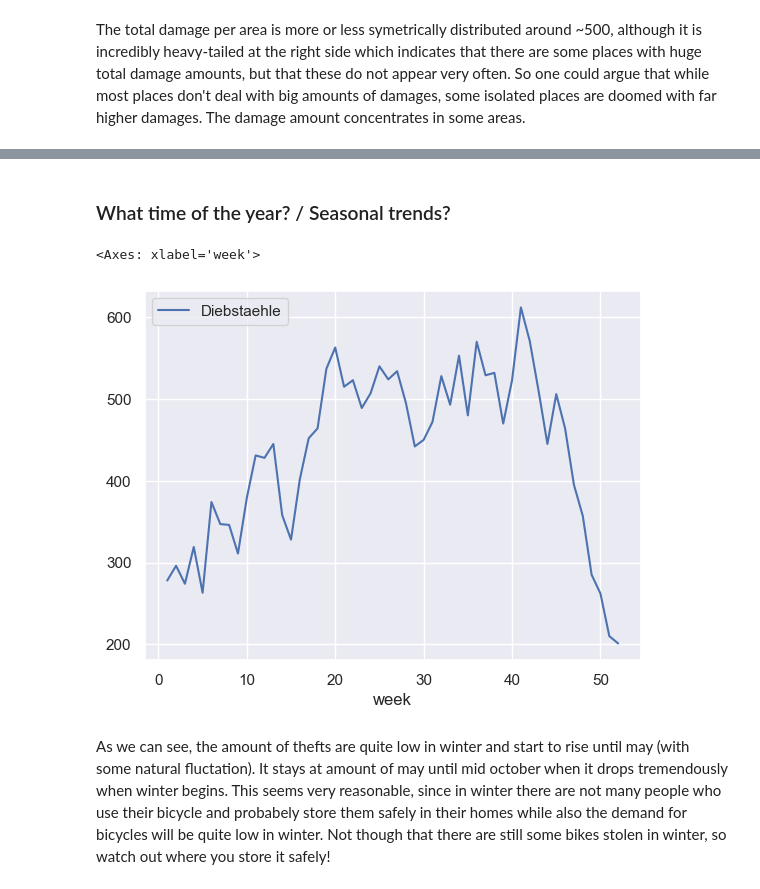
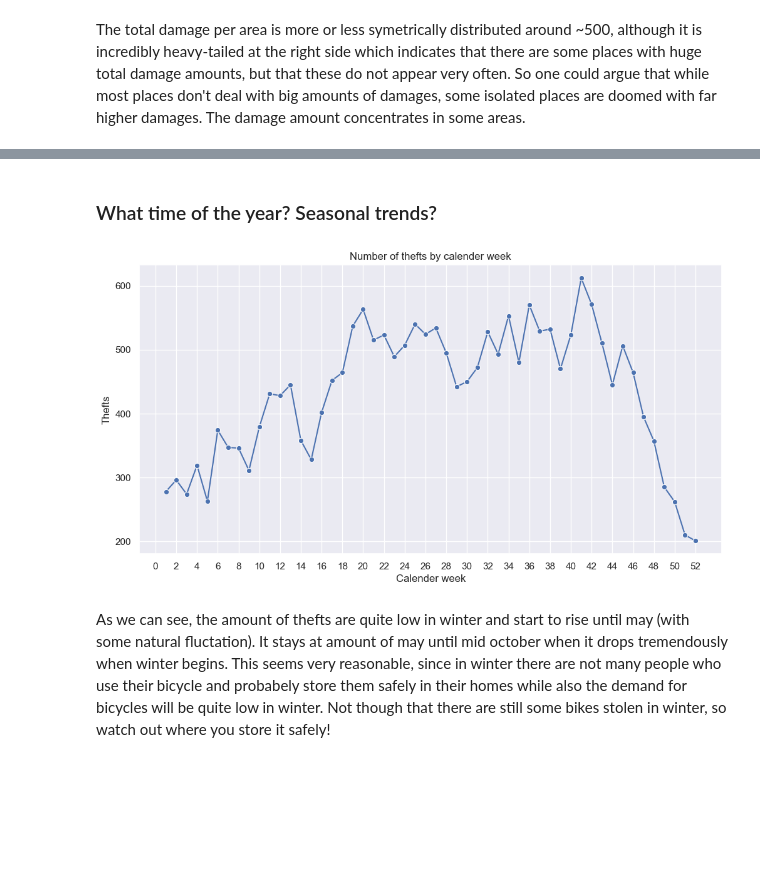
Before and after one commit to JJestel/HCDS, a Jupyter notebook: a1/bicycle_theft_berlin.ipynb, the cells around one changed output, grey strips where cells are left out. Drawn from its saved outputs; the diff is of its cells as text; code cells hidden in the pictures; blank space fills up the shorter version.

```diff
--- a/a1/bicycle_theft_berlin.ipynb
+++ b/a1/bicycle_theft_berlin.ipynb
@@ -11,6 +11,10 @@ import plotly.express as px
 
 from pyproj import CRS, Transformer
 import json
+
+sns.set_theme()
+%matplotlib inline
+plt.rcParams["figure.figsize"] = (12,6)
 # %% [markdown]
 # Data Collection
 # %%
@@ -180,22 +181,27 @@ df['SCHADENSHOEHE'].sum()
 # %% [markdown]
-### What time of the year? / Seasonal trends?
+### What time of the year? Seasonal trends?
 # %%
 # just look at the data of a full year (2022)
 df_22 = df[df['TATZEIT_ENDE'].dt.year == 2022]
 
 # visualize thefts per calender week
 count_per_kw = (
     df.groupby(by=df_22["TATZEIT_ANFANG"].dt.isocalendar().week)
     .size()
     .to_frame()
     .rename(columns={0: "Diebstaehle"})
 )
 
 count_per_kw.index = count_per_kw.index.astype(int)
-sns.lineplot(count_per_kw)
+g = sns.lineplot(count_per_kw, markers=True)
+g.set_xlabel("Calender week")
+g.set_ylabel("Thefts")
+g.set_xticks(range(0,53,2))
+g.set_title("Number of thefts by calender week")
+plt.legend([],[], frameon=False)
+plt.show()
 # %% [output]
-<Axes: xlabel='week'>
-[figure, old version]
+[figure, new version]
 # %% [markdown]
 As we can see, the amount of thefts are quite low in winter and start to rise until may (with some natural fluctation). It stays at amount of may until mid october when it drops tremendously when winter begins. This seems very reasonable, since in winter there are not many people who use their bicycle and probabely store them safely in their homes while also the demand for bicycles will be quite low in winter. Not though that there are still some bikes stolen in winter, so watch out where you store it safely!
 # %% [markdown]
```
Also changed, not shown: parts of 11 cells of this notebook.
